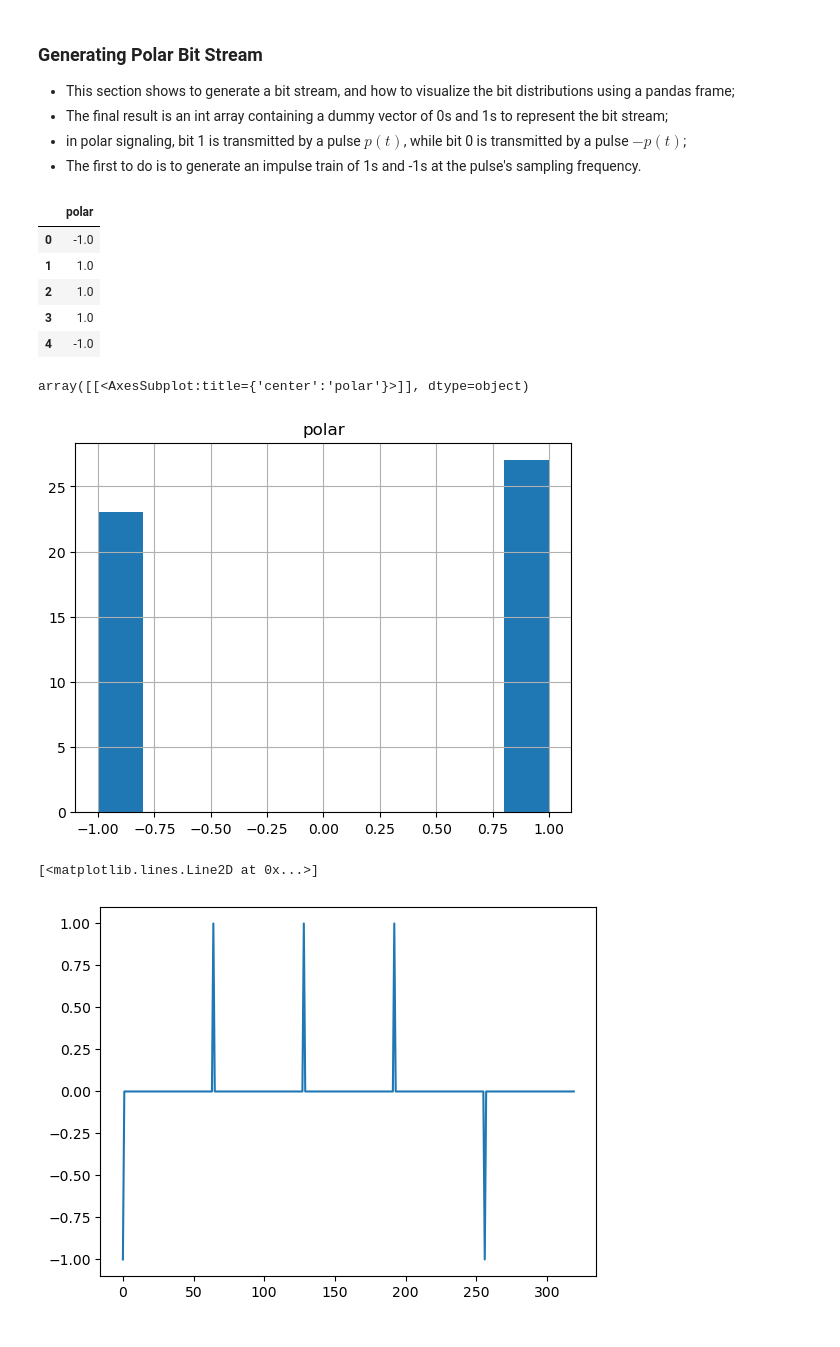
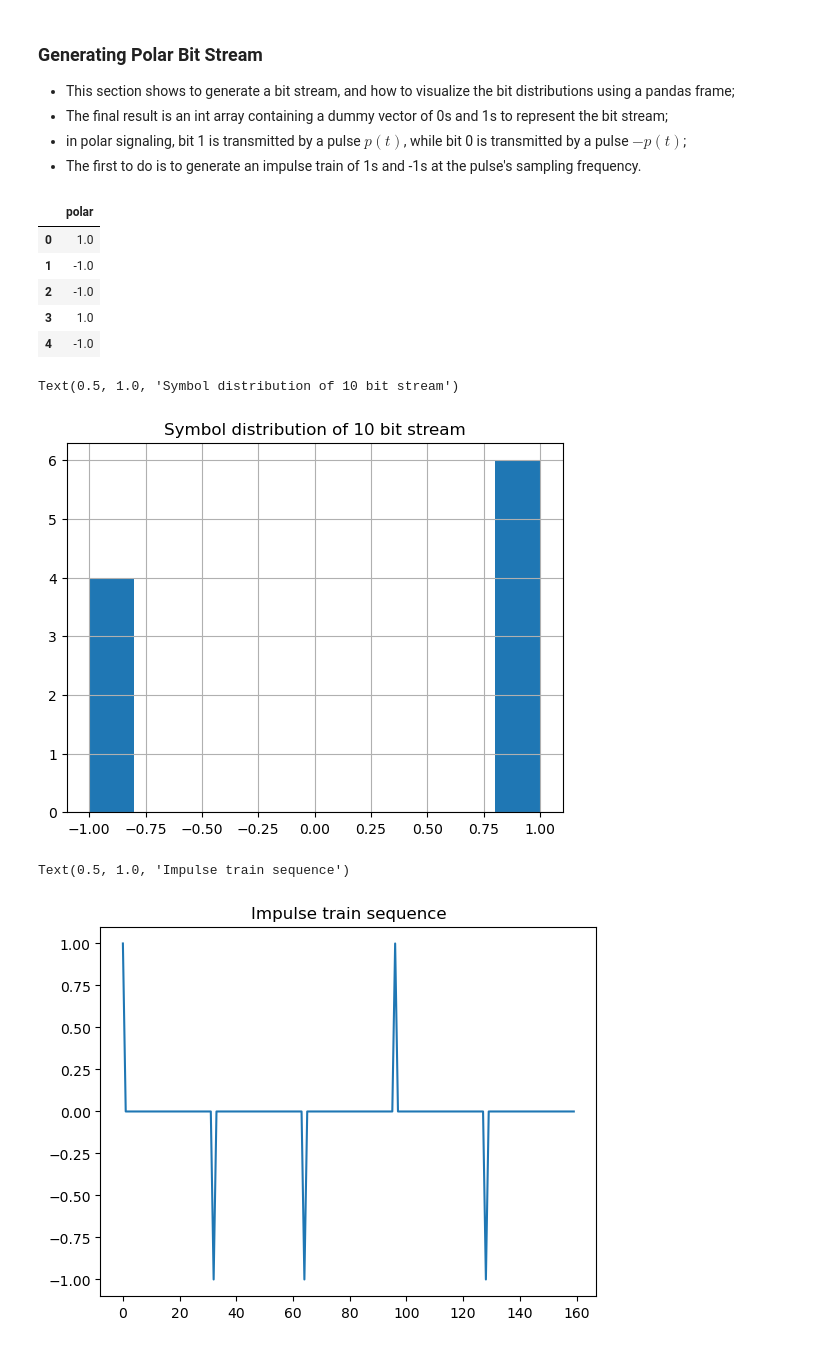
Before and after one commit to floose/py-ju-sea-dsp, a Jupyter notebook: ex1-rc-circ/LTSpice_Nyquist_pulse.ipynb, the cells around one changed output. Drawn from its saved outputs; the diff is of its cells as text; code cells hidden in the pictures.

Commit message:
FIXED OVERSAMP CONFUSION. But still needs review

```diff
--- a/ex1-rc-circ/LTSpice_Nyquist_pulse.ipynb
+++ b/ex1-rc-circ/LTSpice_Nyquist_pulse.ipynb
@@ -43,13 +38,14 @@ $rect \left ( \dfrac{\omega}{B}\right ) =  \begin{cases}1 & -B/2 \geq \omega \ge
 # %%
 #initial parameters
 bw_Hz = 50e3 #bandwidth of pulse signal in Hz
-k = 8 #upsampling factor
+k = 32 #upsampling factor
 f_sampling = k*bw_Hz #sampling frequency
 t_step = 1/f_sampling
 t_init = 0
 #oversample for good resolution (choose one to keep only @upsampling factor)
-numPoints = k*round(f_sampling/bw_Hz) #points per pulse
-t_end = numPoints*t_step
+oversamp =1
+numPoints = oversamp*round(f_sampling/bw_Hz) #points per pulse
+t_end = numPoints*t_step #symbol period
 
 #time vector
 time = np.linspace(t_init,t_end,numPoints)
@@ -59,17 +55,15 @@ print("BASIC TIME DATA FOR SINC PULSE")
 print("Time step:")
 print(Quantity(t_step,'s'))
 print("Sampling Frequency: ")
-print(Quantity(f_sampling,'Hz'))
+print(Quantity(f_sampling*oversamp,'Hz'))
 print("Length of pulse in samples:")
 print(time.size)
-print("Length of pulse (in s):")
+print("Length of pulse in s (symbol period):")
 print(Quantity(t_end,'s'))
-print("Symbol Period:")
-print(Quantity(1/f_sampling,'s'))
 print("Bandwidth of signal:")
 print(Quantity(bw_Hz,'Hz'))
 print("Sampling Frequency / Bandwidth factor:")
-print(f_sampling*k/bw_Hz)
+print(f_sampling*oversamp/bw_Hz)
 print("Time displacement:")
 print(Quantity(t_disp,'s'))
 # %% [output]
@@ -334,24 +327,25 @@ plt.legend()
 # %%
 import pandas as pd
 #Generate random bit sequence
-numBits = 50 #number of bits desired to transmit
+numBits = 10 #number of bits desired to transmit
 noise = np.random.normal(0,1,numBits) #generates random noise
 df = pd.DataFrame(np.sign(noise),columns=['polar']) #assigns a pandas dataframe of boolean type
 polar = df[['polar']].to_numpy() #gets the array data
 df.head() #displays the dataframe for visualization
 # %% [output]
 |  | polar |
-| 0 | -1.0 |
-| 1 | 1.0 |
-| 2 | 1.0 |
+| 0 | 1.0 |
+| 1 | -1.0 |
+| 2 | -1.0 |
 | 3 | 1.0 |
 | 4 | -1.0 |
 # %%
 #Check if bitstream contains a regular distribution of bits 1s and 0s in polar form
 df.hist()
+plt.title("Symbol distribution of {}".format(numBits) + " bit stream")
 # %% [output]
-array([[<AxesSubplot:title={'center':'polar'}>]], dtype=object)
+Text(0.5, 1.0, 'Symbol distribution of 10 bit stream')
-[figure, old version]
+[figure, new version]
 # %%
 #upsampling to get pulse train of line code
 impulse_train = np.zeros(numPoints*numBits) #assigns memory to pulse train
@@ -366,6 +360,7 @@ del bit_index #eliminates dummy variable for track bit index
 # %%
 #plot the first 5 impulses for eye verification
 plt.plot(impulse_train[0:numPoints*5])
+plt.title("Impulse train sequence")
 # %% [output]
-[<matplotlib.lines.Line2D at 0x...>]
+Text(0.5, 1.0, 'Impulse train sequence')
-[figure, old version]
+[figure, new version]
```
Also changed, not shown: parts of 16 cells of this notebook.
